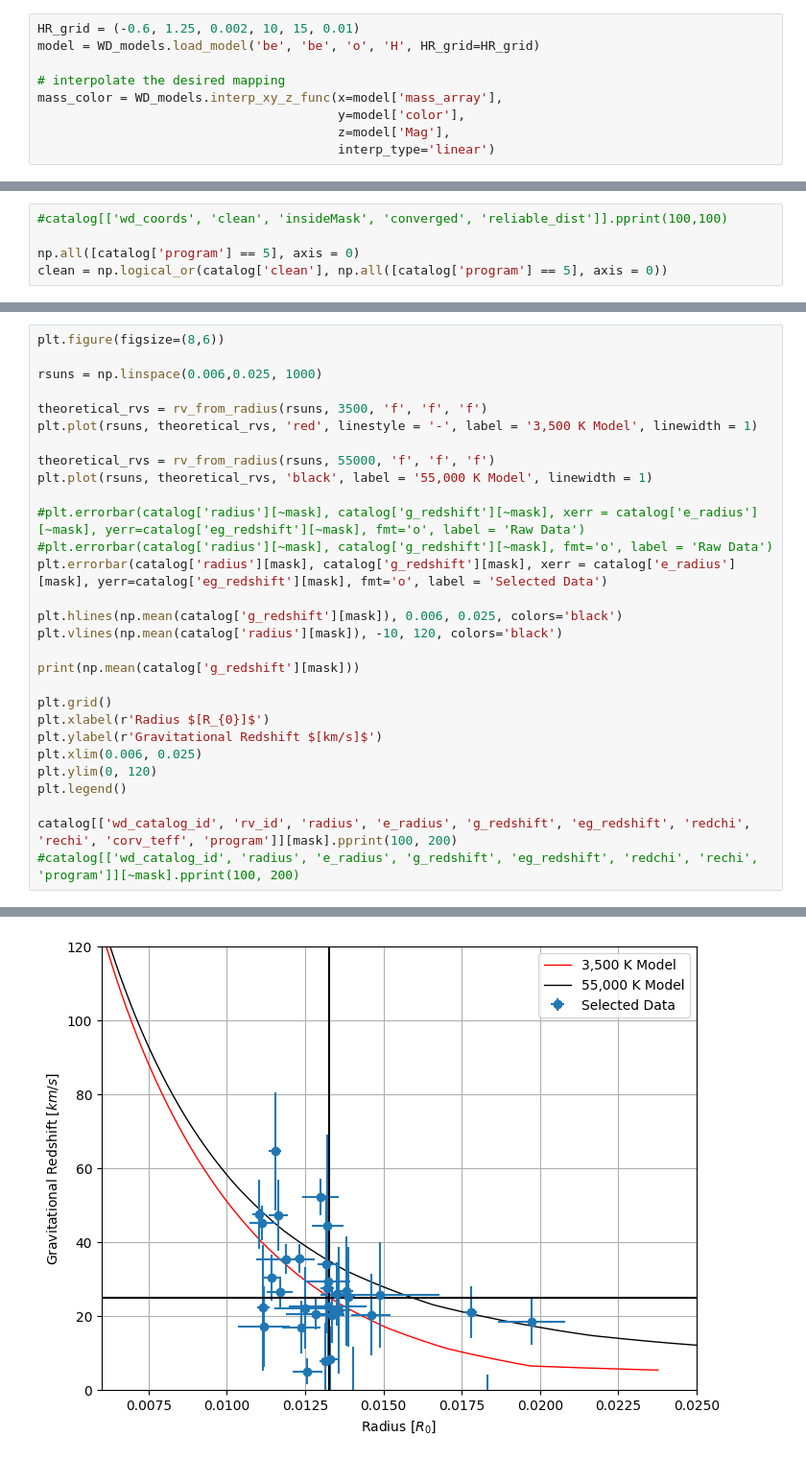
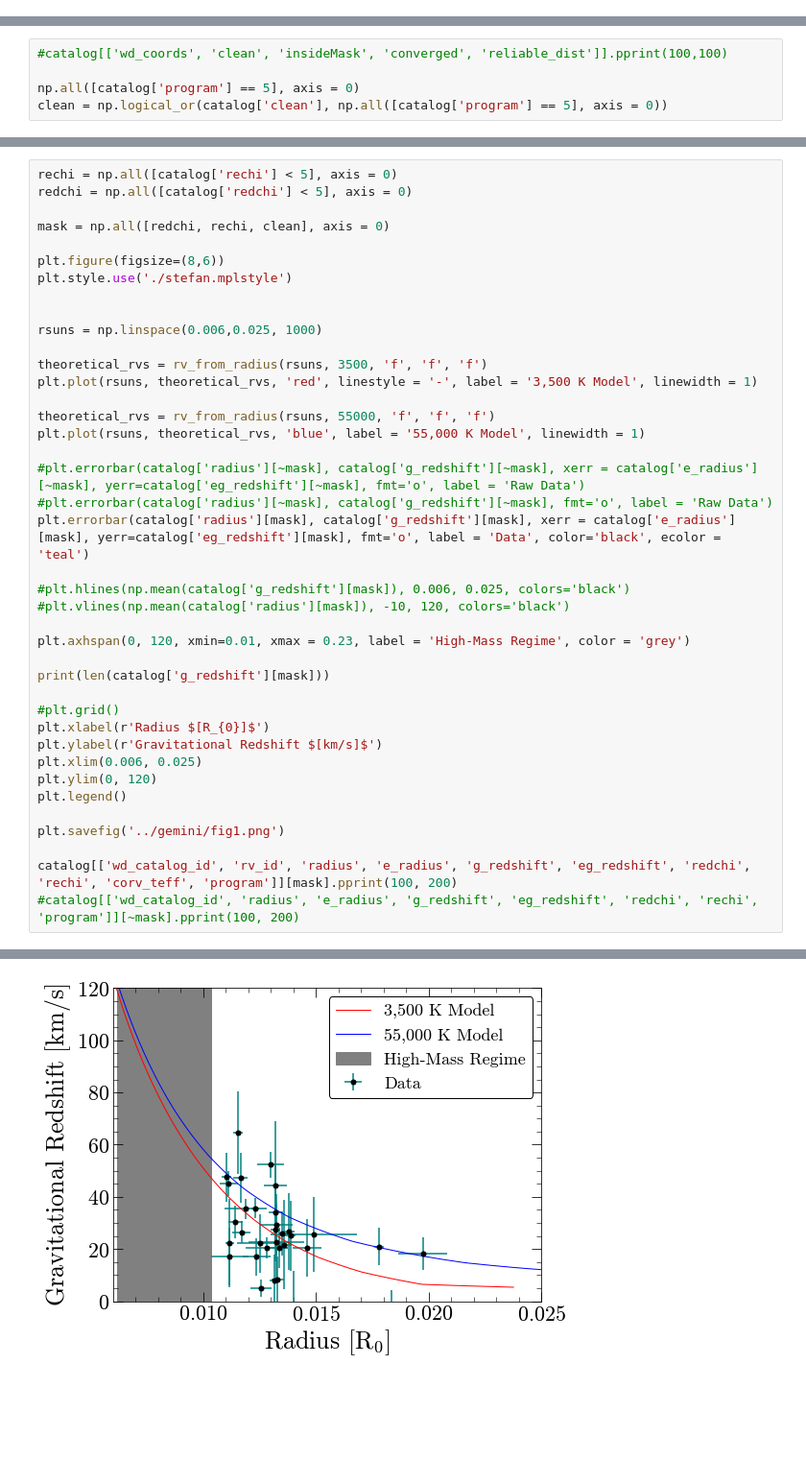
Before and after one commit to stefanarseneau/gravitational-redshift, a Jupyter notebook: 06_cleaning.ipynb, the cells around one changed output, grey strips where cells are left out. Shown: that part at 96% size. Cells and saved outputs as stored; diff of their text form; blank space fills up the shorter version.

```diff
--- a/06_cleaning.ipynb
+++ b/06_cleaning.ipynb
@@ -16,12 +14,3 @@ from astropy.table import vstack
 from tqdm import tqdm
 import pandas as pd
 import WD_models
-# %%
-HR_grid = (-0.6, 1.25, 0.002, 10, 15, 0.01)
-model = WD_models.load_model('be', 'be', 'o', 'H', HR_grid=HR_grid)
-
-# interpolate the desired mapping
-mass_color = WD_models.interp_xy_z_func(x=model['mass_array'],
-                                        y=model['color'],
-                                        z=model['Mag'],
-                                        interp_type='linear')
@@ -276,5 +223,12 @@ print(mask1)
 # %%
+rechi = np.all([catalog['rechi'] < 5], axis = 0)
+redchi = np.all([catalog['redchi'] < 5], axis = 0)
+
+mask = np.all([redchi, rechi, clean], axis = 0)
+
 plt.figure(figsize=(8,6))
+plt.style.use('./stefan.mplstyle')
+
 
 rsuns = np.linspace(0.006,0.025, 1000)
 
@@ -282,24 +236,28 @@ theoretical_rvs = rv_from_radius(rsuns, 3500, 'f', 'f', 'f')
 plt.plot(rsuns, theoretical_rvs, 'red', linestyle = '-', label = '3,500 K Model', linewidth = 1)
 
 theoretical_rvs = rv_from_radius(rsuns, 55000, 'f', 'f', 'f')
-plt.plot(rsuns, theoretical_rvs, 'black', label = '55,000 K Model', linewidth = 1)
+plt.plot(rsuns, theoretical_rvs, 'blue', label = '55,000 K Model', linewidth = 1)
 
 #plt.errorbar(catalog['radius'][~mask], catalog['g_redshift'][~mask], xerr = catalog['e_radius'][~mask], yerr=catalog['eg_redshift'][~mask], fmt='o', label = 'Raw Data')
 #plt.errorbar(catalog['radius'][~mask], catalog['g_redshift'][~mask], fmt='o', label = 'Raw Data')
-plt.errorbar(catalog['radius'][mask], catalog['g_redshift'][mask], xerr = catalog['e_radius'][mask], yerr=catalog['eg_redshift'][mask], fmt='o', label = 'Selected Data')
+plt.errorbar(catalog['radius'][mask], catalog['g_redshift'][mask], xerr = catalog['e_radius'][mask], yerr=catalog['eg_redshift'][mask], fmt='o', label = 'Data', color='black', ecolor = 'teal')
 
-plt.hlines(np.mean(catalog['g_redshift'][mask]), 0.006, 0.025, colors='black')
-plt.vlines(np.mean(catalog['radius'][mask]), -10, 120, colors='black')
+#plt.hlines(np.mean(catalog['g_redshift'][mask]), 0.006, 0.025, colors='black')
+#plt.vlines(np.mean(catalog['radius'][mask]), -10, 120, colors='black')
 
-print(np.mean(catalog['g_redshift'][mask]))
+plt.axhspan(0, 120, xmin=0.01, xmax = 0.23, label = 'High-Mass Regime', color = 'grey')
 
-plt.grid()
+print(len(catalog['g_redshift'][mask]))
+
+#plt.grid()
 plt.xlabel(r'Radius $[R_{0}]$')
 plt.ylabel(r'Gravitational Redshift $[km/s]$')
 plt.xlim(0.006, 0.025)
 plt.ylim(0, 120)
 plt.legend()
 
+plt.savefig('../gemini/fig1.png')
+
 catalog[['wd_catalog_id', 'rv_id', 'radius', 'e_radius', 'g_redshift', 'eg_redshift', 'redchi', 'rechi', 'corv_teff', 'program']][mask].pprint(100, 200)
 #catalog[['wd_catalog_id', 'radius', 'e_radius', 'g_redshift', 'eg_redshift', 'redchi', 'rechi', 'program']][~mask].pprint(100, 200)
 # %% [output]
@@ -307,17 +265,17 @@ catalog[['wd_catalog_id', 'rv_id', 'radius', 'e_radius', 'g_redshift', 'eg_redsh
 wd_catalog_id rv_id        radius               e_radius             g_redshift        eg_redshift             redchi              rechi            corv_teff      program
 ------------- ----- -------------------- ---------------------- ------------------- ------------------ --------------------- ------------------ ------------------ -------
            82   0.0 0.011880705408930893  0.0009312900305083172  35.408425832536864 3.9307448600855253 0.0006801296580085979  1.162559849441431  8830.334172987781       4
           108   2.0  0.01401605680547447  0.0002027534268423504 -2.4002709981288533 14.047824642327651   0.19667745655958038 1.1440252802174562 17461.173879560367       4
            18   5.0 0.011433860642687277  0.0002994424857915555  30.334750505657595  6.197316145552023    1.4118771597616908 1.1928155984088873  7036.527661025797       4
            17   6.0  0.01351412570592664 0.00019333544394583137   25.97933969581701  8.518015251457399    0.8848032690146695 0.7779612936032047 14235.706877050277       4
            19   7.0 0.011536172290105054 0.00020720450326221782   64.55148763755636 15.877464968007402   0.04626934367209493 1.2057084976487857   30563.8397407042       4
             3  11.0 0.012950660832499314  0.0005047892968963372 -11.508235427862944  10.79338237935096    1.2661882992948938  0.953098370011445  8150.647294402741       4
            51  12.0 0.011131156869991962  0.0004129254399094292  45.133437513961866  4.702703545347287    0.5704057330710824 2.0536063613405653  6785.894859491029       4
           114  13.0  0.01973515682486817  0.0010682389962785208  18.341179864125266 6.2555130773770315  0.029122847803402758 1.1187831611390326  6553.206655945105       4
           106  16.0 0.013207792893690656  0.0002154819458505485  27.482514752106674  5.464544170132738   0.23195681139334026 2.4715142705637936  17732.32886421236       4
 ... (21 lines left out)
            49  53.0 0.012501551655050118  0.0009910755162738597   22.13792325452617  11.09351648916212  0.062302249281982525 0.8840730509180932  9101.207802610725       4
            99  60.0 0.013154353531902276 0.00019883565018231322    7.88670301334243  10.14891566988096   0.30344131961315235  1.032960539410828  7608.092607635343       4
            74  63.0 0.013223357006237451  0.0012330753644773848  22.674248019548813 14.666799832483212   0.09368699548793351  0.914022360637689    9024.3159337278       4
            39  64.0 0.012829014213625348   0.000940558200830661  20.449220417303533  4.132723180245363   0.01227638593455335 0.9542561913751493   9371.30468556595       4
-[figure, old version]
+[figure, new version]
```
Also changed, not shown: parts of 48 cells of this notebook, 6 other files.
